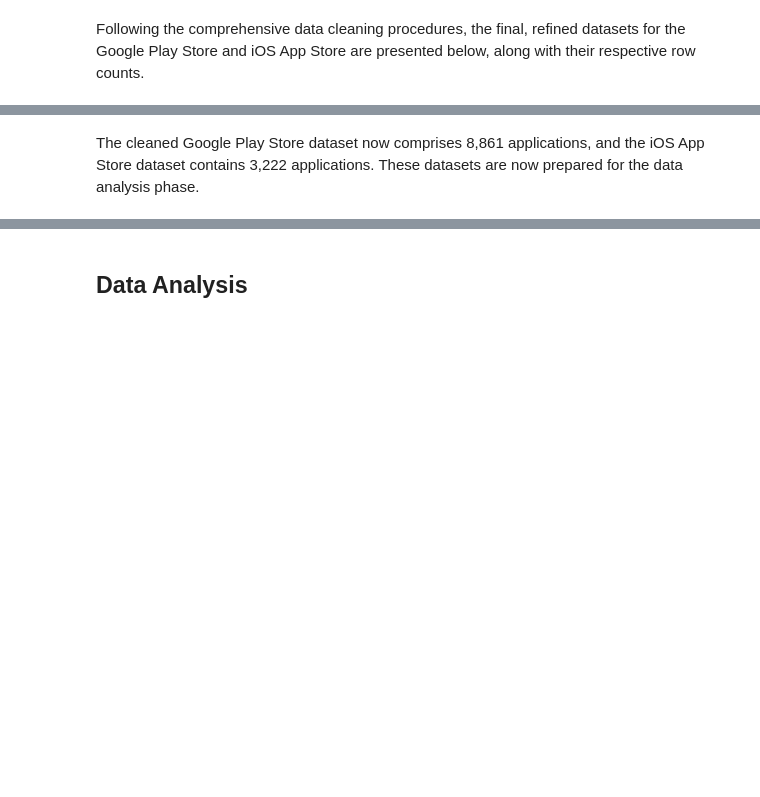
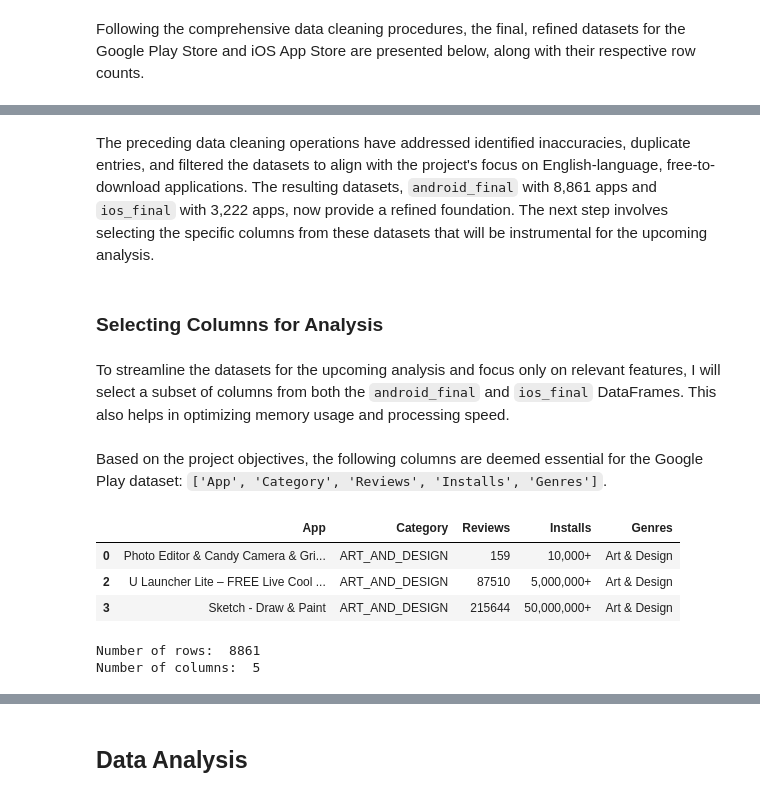
Before and after one commit to xjwllmsx/profitable-app-profiles, a Jupyter notebook: notebook/analysis.ipynb, the cells around one changed output, grey strips where cells are left out. Drawn from its saved outputs; the diff is of its cells as text; code cells hidden in the pictures; blank space fills up the shorter version.

Commit message:
Add 'Selecting Columns for Analysis' section

```diff
--- a/notebook/analysis.ipynb
+++ b/notebook/analysis.ipynb
@@ -399,4 +399,21 @@ iOS App Store Free Apps: 3222
 | 3 | 281940292 | WeatherBug - Local Weather, Radar... | 100524032 | USD | 0.0 | 188583 | 2822 | 3.5 | ... |
 | 4 | 282614216 | eBay: Best App to Buy, Sell, Save... | 128512000 | USD | 0.0 | 262241 | 649 | 4.0 | ... |
 # %% [markdown]
-The cleaned Google Play Store dataset now comprises 8,861 applications, and the iOS App Store dataset contains 3,222 applications. These datasets are now prepared for the data analysis phase.
+The preceding data cleaning operations have addressed identified inaccuracies, duplicate entries, and filtered the datasets to align with the project's focus on English-language, free-to-download applications. The resulting datasets, `android_final` with 8,861 apps and `ios_final` with 3,222 apps, now provide a refined foundation. The next step involves selecting the specific columns from these datasets that will be instrumental for the upcoming analysis.
+# %% [markdown]
+### Selecting Columns for Analysis
+# %% [markdown]
+To streamline the datasets for the upcoming analysis and focus only on relevant features, I will select a subset of columns from both the `android_final` and `ios_final` DataFrames. This also helps in optimizing memory usage and processing speed.
+# %% [markdown]
+Based on the project objectives, the following columns are deemed essential for the Google Play dataset: `['App', 'Category', 'Reviews', 'Installs', 'Genres']`.
+# %%
+# Select columns for android_final
+android_analytical_df = android_final[['App', 'Category', 'Reviews', 'Installs', 'Genres']].copy()
+explore_data(android_analytical_df, 3, True)
+# %% [output]
+|  | App | Category | Reviews | Installs | Genres |
+| 0 | Photo Editor & Candy Camera & Gri... | ART_AND_DESIGN | 159 | 10,000+ | Art & Design |
+| 2 | U Launcher Lite – FREE Live Cool ... | ART_AND_DESIGN | 87510 | 5,000,000+ | Art & Design |
+| 3 | Sketch - Draw & Paint | ART_AND_DESIGN | 215644 | 50,000,000+ | Art & Design |
+Number of rows:  8861
+Number of columns:  5
```
Also changed, not shown: parts of 4 cells of this notebook.
